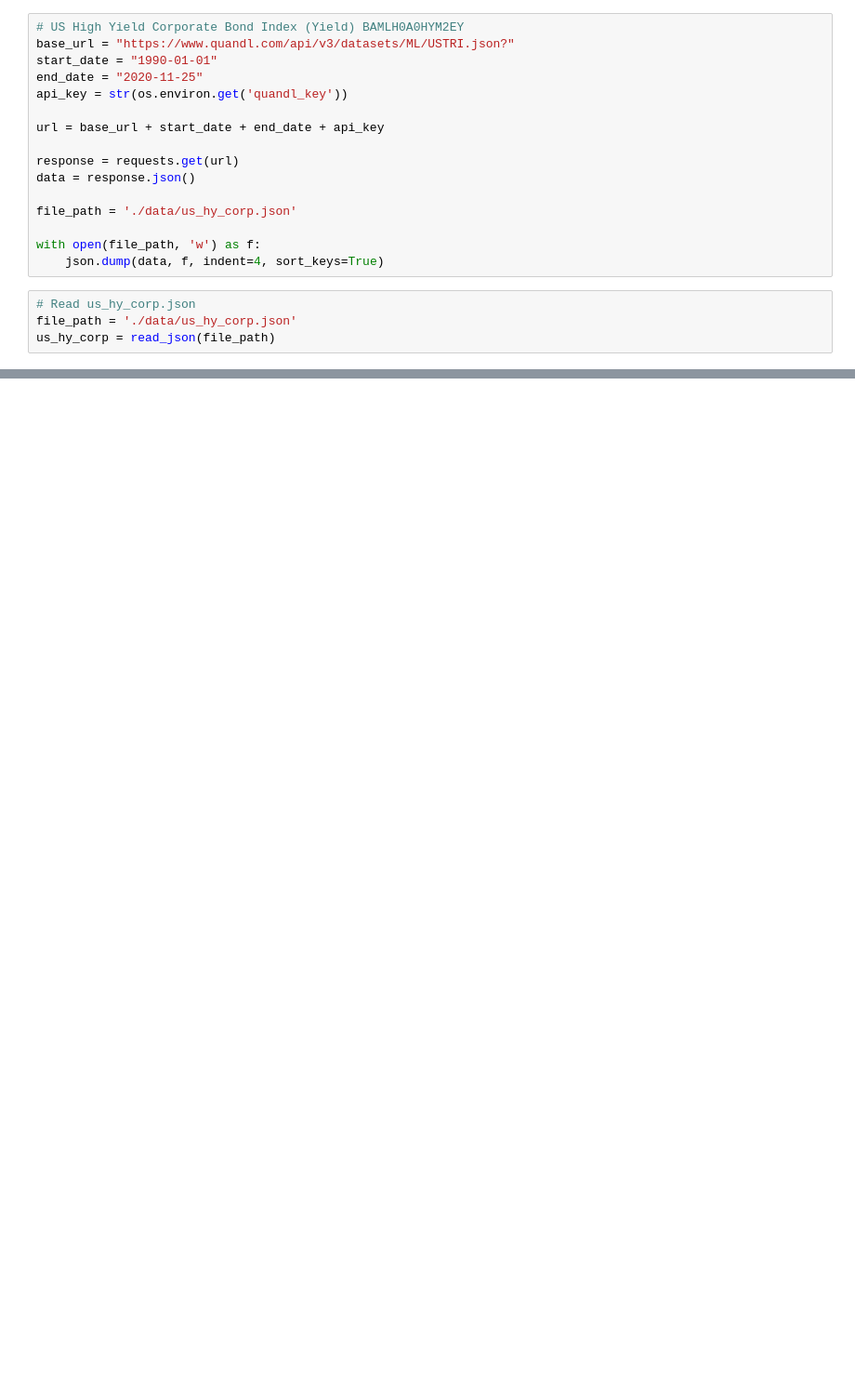
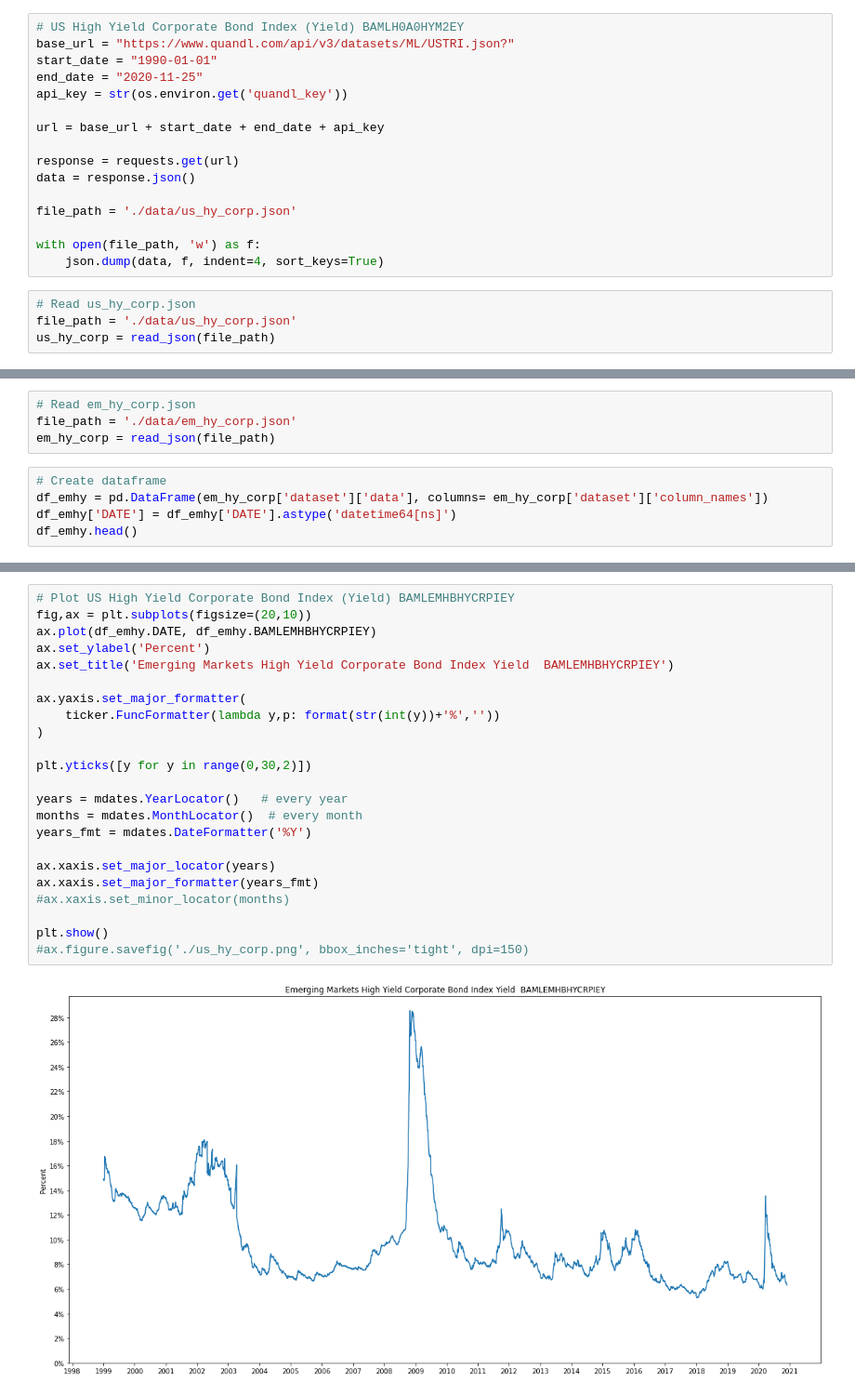
Before and after one commit to AmitSamra/Bonds, a Jupyter notebook: bonds.ipynb, the cells around one changed output, grey strips where cells are left out. Shown at 93% size. Drawn from its saved outputs; the diff is of its cells as text; blank space fills up the shorter version.

```diff
--- a/bonds.ipynb
+++ b/bonds.ipynb
@@ -71,0 +107,9 @@ plt.show()
+# %%
+# Read em_hy_corp.json
+file_path = './data/em_hy_corp.json'
+em_hy_corp = read_json(file_path)
+# %%
+# Create dataframe
+df_emhy = pd.DataFrame(em_hy_corp['dataset']['data'], columns= em_hy_corp['dataset']['column_names'])
+df_emhy['DATE'] = df_emhy['DATE'].astype('datetime64[ns]')
+df_emhy.head()
@@ -71,0 +123,25 @@ plt.show()
+# %%
+# Plot US High Yield Corporate Bond Index (Yield) BAMLEMHBHYCRPIEY
+fig,ax = plt.subplots(figsize=(20,10))
+ax.plot(df_emhy.DATE, df_emhy.BAMLEMHBHYCRPIEY)
+ax.set_ylabel('Percent')
+ax.set_title('Emerging Markets High Yield Corporate Bond Index Yield  BAMLEMHBHYCRPIEY')
+
+ax.yaxis.set_major_formatter(
+    ticker.FuncFormatter(lambda y,p: format(str(int(y))+'%',''))
+)
+
+plt.yticks([y for y in range(0,30,2)])
+
+years = mdates.YearLocator()   # every year
+months = mdates.MonthLocator()  # every month
+years_fmt = mdates.DateFormatter('%Y')
+
+ax.xaxis.set_major_locator(years)
+ax.xaxis.set_major_formatter(years_fmt)
+#ax.xaxis.set_minor_locator(months)
+
+plt.show()
+#ax.figure.savefig('./us_hy_corp.png', bbox_inches='tight', dpi=150)
+# %% [output]
+[figure, added]
```
Also changed, not shown: parts of 7 cells of this notebook.
